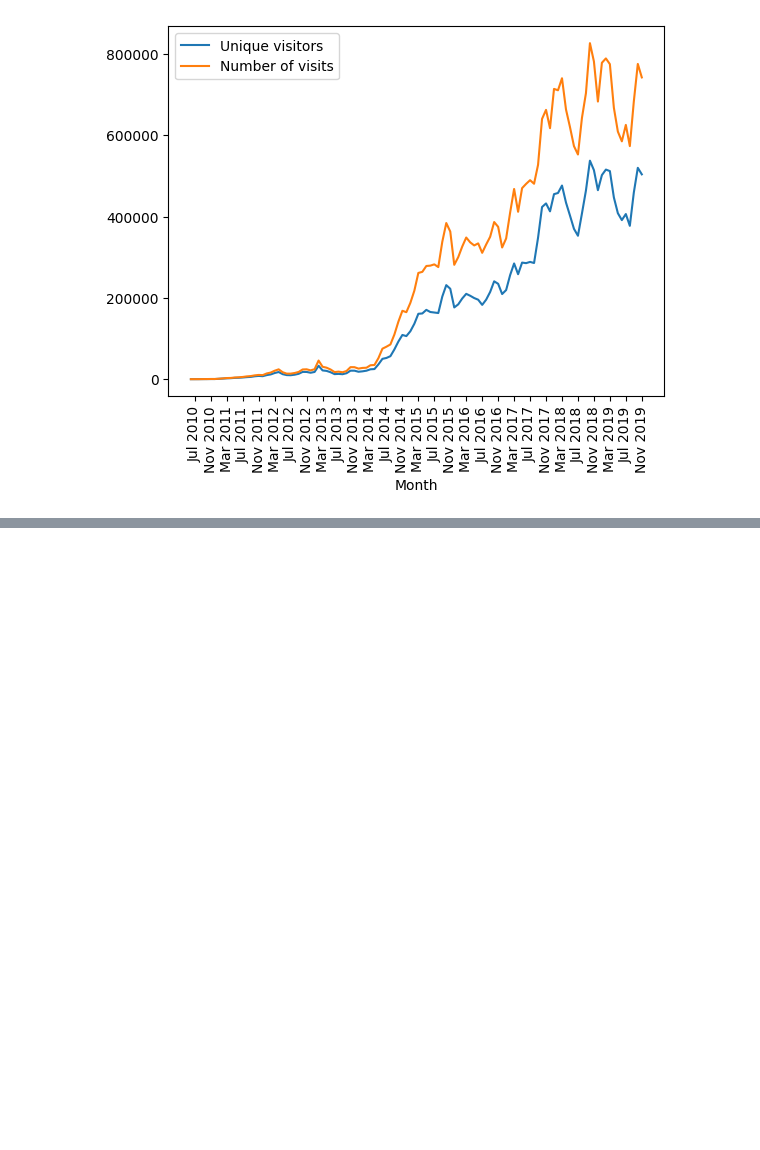
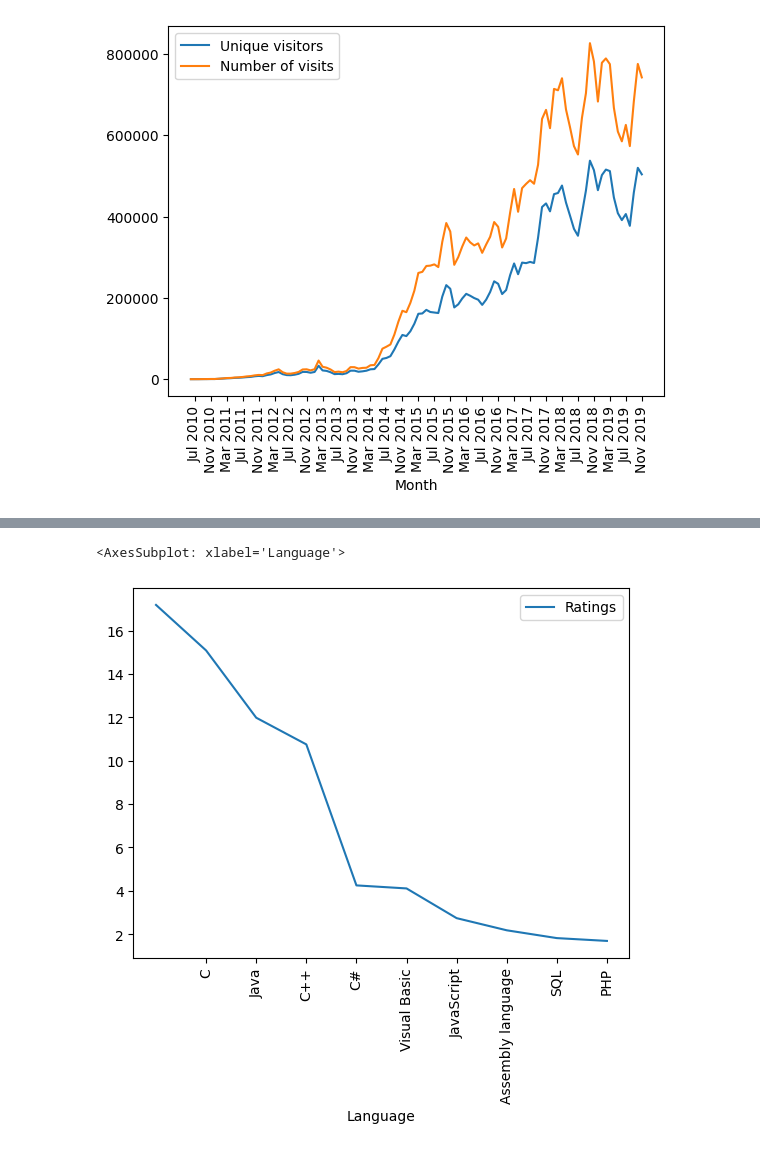
Before and after one commit to harmkenn/Python-Workbooks, a Jupyter notebook: python-course.eu/E_PC32_Plot.ipynb, the cells around one changed output, grey strips where cells are left out. Saved outputs shown, nothing was run; the diff lists cells and outputs as text; code cells hidden in the pictures; blank space fills up the shorter version.

```diff
--- a/python-course.eu/E_PC32_Plot.ipynb
+++ b/python-course.eu/E_PC32_Plot.ipynb
@@ -225,0 +235,15 @@ data[["Unique visitors", "Number of visits"]].plot(use_index=True,
+# %%
+def strip_percentage_sign(x):
+    return float(x.strip('%'))
+
+data_path = "./data1/"
+progs = pd.read_csv(data_path + "tiobe_programming_language_usage_nov2018.txt",
+                   quotechar='"',
+                   thousands=",",
+                   index_col=1,
+                   converters={'Percentage':strip_percentage_sign},
+                   delimiter=r"\s+")
+
+del progs["Position"]
+
+progs
@@ -225,0 +269,15 @@ data[["Unique visitors", "Number of visits"]].plot(use_index=True,
+# %%
+def strip_percentage_sign(x):
+    return float(x.strip('%'))
+
+data_path = "./data1/"
+progs = pd.read_csv(data_path + "tiobe2021.txt",
+                   quotechar='"',
+                   thousands=",",
+                   index_col=1,
+                   converters={'Ratings':strip_percentage_sign},
+                   delimiter=r"\s+")
+
+del progs["Position"]
+
+progs
@@ -225,0 +297,6 @@ data[["Unique visitors", "Number of visits"]].plot(use_index=True,
+# %%
+progs.plot(xticks=range(1, len(progs.index)),
+           use_index=True, rot=90)
+# %% [output]
+<AxesSubplot: xlabel='Language'>
+[figure, added]
```
Also changed, not shown: parts of 9 cells of this notebook, 2 other files.
